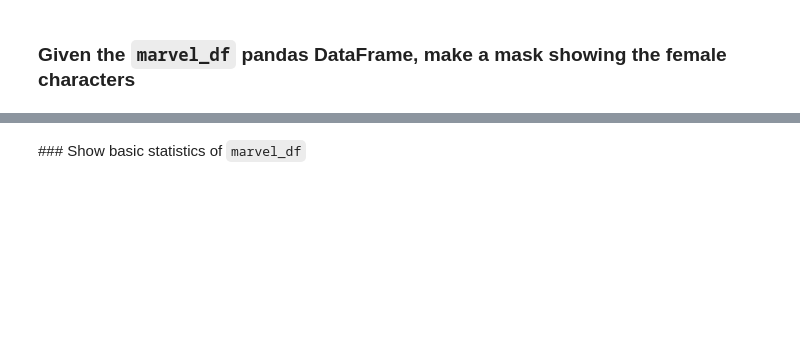
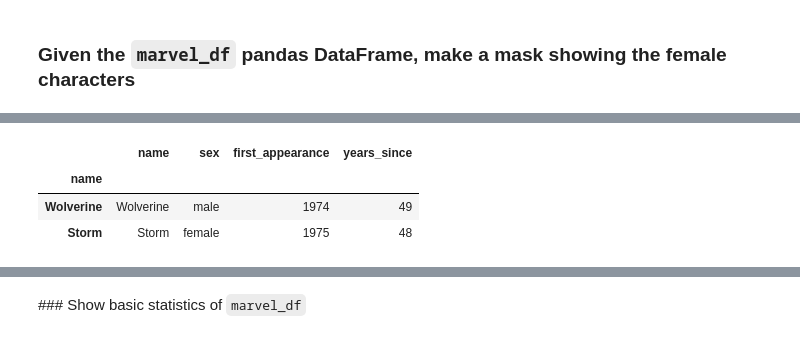
Before and after one commit to abeflores/Data_Analysis_with_Python, a Jupyter notebook: 4 - Pandas DataFrames exercises.ipynb, the cells around one changed output, grey strips where cells are left out. Saved outputs shown, nothing was run; the diff lists cells and outputs as text; code cells hidden in the pictures; blank space fills up the shorter version.

```diff
--- a/4 - Pandas DataFrames exercises.ipynb
+++ b/4 - Pandas DataFrames exercises.ipynb
@@ -608,2 +662,10 @@ marvel_df[mask]
+# %%
+more_recent = marvel_df.loc[marvel_df['first_appearance'] > 1970]
+more_recent
+# %% [output]
+|  | name | sex | first_appearance | years_since |
+| name |  |  |  |  |
+| Wolverine | Wolverine | male | 1974 | 49 |
+| Storm | Storm | female | 1975 | 48 |
 # %%
 mask = marvel_df['first_appearance'] > 1970
```
Also changed, not shown: parts of 32 cells of this notebook.
